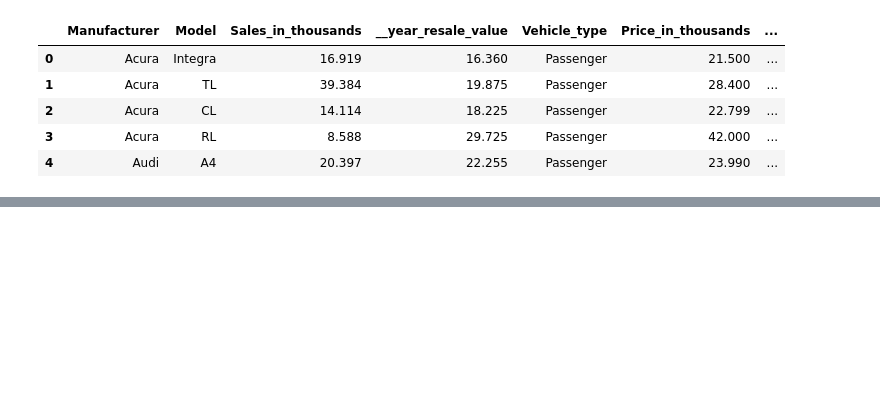
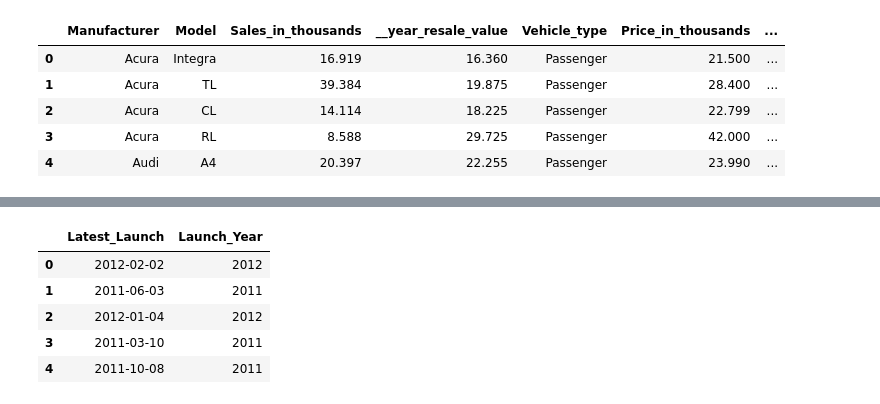
Before and after one commit to nnitika25-png/Car_sales, a Jupyter notebook: notebooks/04_Modeling_and_Insights.ipynb, the cells around one changed output, grey strips where cells are left out. Drawn from its saved outputs; the diff is of its cells as text; code cells hidden in the pictures; blank space fills up the shorter version.

```diff
--- a/notebooks/04_Modeling_and_Insights.ipynb
+++ b/notebooks/04_Modeling_and_Insights.ipynb
@@ -31,0 +48,13 @@ df.head()
+# %%
+# Extract launch year
+df["Launch_Year"] = df["Latest_Launch"].dt.year
+
+# Verify result
+df[["Latest_Launch", "Launch_Year"]].head()
+# %% [output]
+|  | Latest_Launch | Launch_Year |
+| 0 | 2012-02-02 | 2012 |
+| 1 | 2011-06-03 | 2011 |
+| 2 | 2012-01-04 | 2012 |
+| 3 | 2011-03-10 | 2011 |
+| 4 | 2011-10-08 | 2011 |
```
Also changed, not shown: parts of 12 cells of this notebook.
